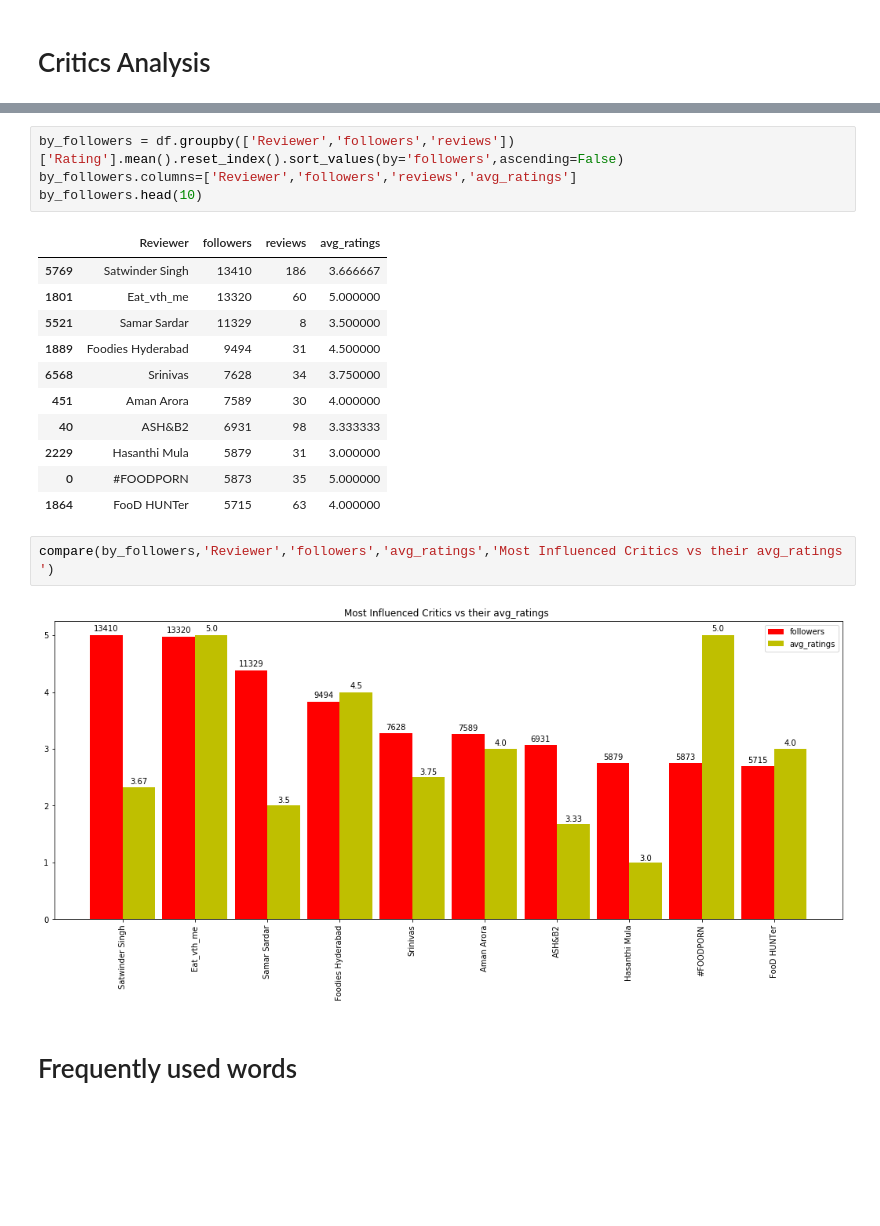
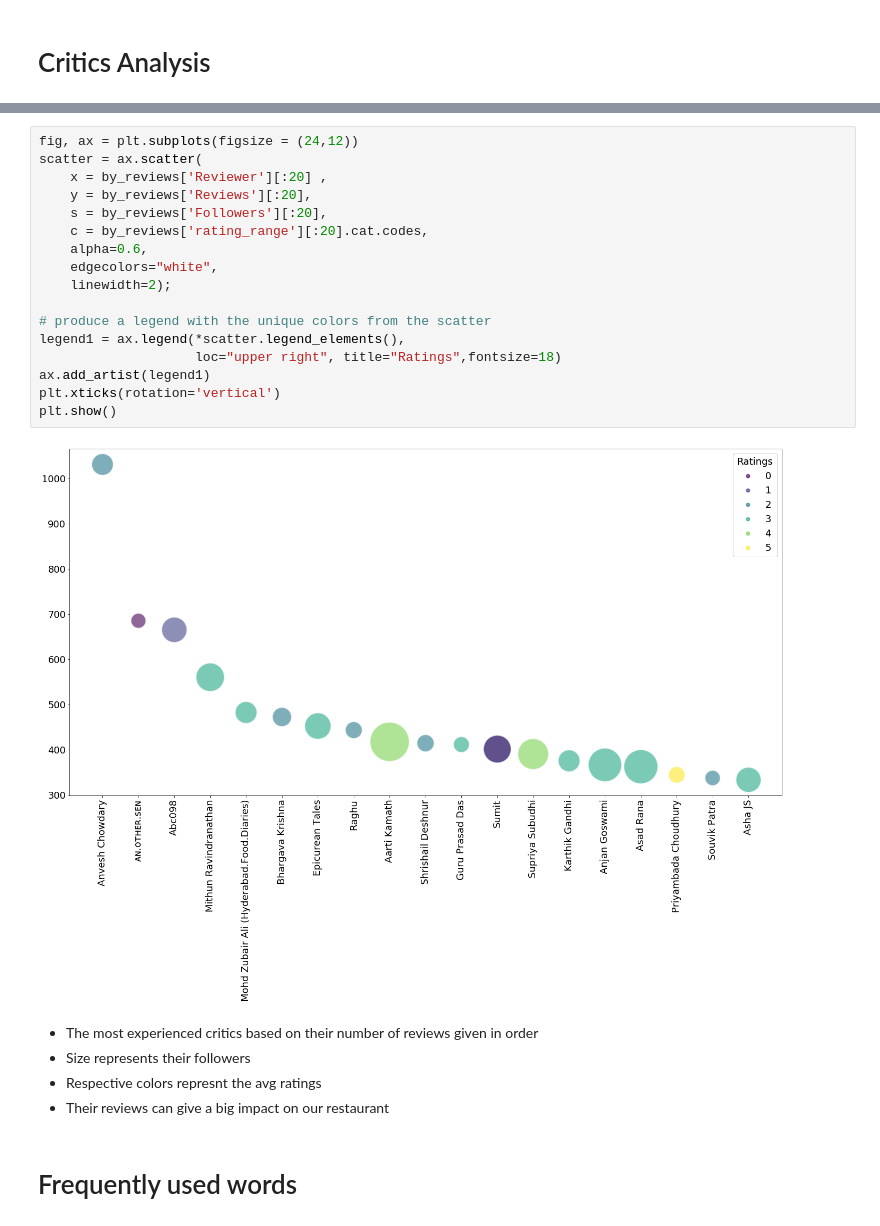
Before and after one commit to bhanuprakash-7/zomato-reviews-clustering-sentimental-analysis, a Jupyter notebook: ZOMATO RESTAURANT CLUSTERING AND SENTIMENT ANALYSIS.ipynb, the cells around one changed output, grey strips where cells are left out. Cells and saved outputs as stored; diff of their text form; blank space fills up the shorter version.

```diff
--- a/ZOMATO RESTAURANT CLUSTERING AND SENTIMENT ANALYSIS.ipynb
+++ b/ZOMATO RESTAURANT CLUSTERING AND SENTIMENT ANALYSIS.ipynb
@@ -443,23 +409,27 @@ compare(by_reviews,'Reviewer','reviews','avg_ratings','Most Experienced Critics
-# %%
-by_followers = df.groupby(['Reviewer','followers','reviews'])['Rating'].mean().reset_index().sort_values(by='followers',ascending=False)
-by_followers.columns=['Reviewer','followers','reviews','avg_ratings']
-by_followers.head(10)
-# %% [output]
-|  | Reviewer | followers | reviews | avg_ratings |
-| 5769 | Satwinder Singh | 13410 | 186 | 3.666667 |
-| 1801 | Eat_vth_me | 13320 | 60 | 5.000000 |
-| 5521 | Samar Sardar | 11329 | 8 | 3.500000 |
-| 1889 | Foodies Hyderabad | 9494 | 31 | 4.500000 |
-| 6568 | Srinivas | 7628 | 34 | 3.750000 |
-| 451 | Aman Arora | 7589 | 30 | 4.000000 |
-| 40 | ASH&B2 | 6931 | 98 | 3.333333 |
-| 2229 | Hasanthi Mula | 5879 | 31 | 3.000000 |
-| 0 | #FOODPORN | 5873 | 35 | 5.000000 |
-| 1864 | FooD HUNTer | 5715 | 63 | 4.000000 |
-# %%
-compare(by_followers,'Reviewer','followers','avg_ratings','Most Influenced Critics vs their avg_ratings ')
-# %% [output]
-[figure, removed]
+# %%
+fig, ax = plt.subplots(figsize = (24,12))
+scatter = ax.scatter(
+    x = by_reviews['Reviewer'][:20] ,
+    y = by_reviews['Reviews'][:20],
+    s = by_reviews['Followers'][:20],
+    c = by_reviews['rating_range'][:20].cat.codes,
+    alpha=0.6,
+    edgecolors="white",
+    linewidth=2);
+
+# produce a legend with the unique colors from the scatter
+legend1 = ax.legend(*scatter.legend_elements(),
+                    loc="upper right", title="Ratings",fontsize=18)
+ax.add_artist(legend1)
+plt.xticks(rotation='vertical')
+plt.show()
+# %% [output]
+[figure, added]
+# %% [markdown]
+* The most experienced critics based on their number of reviews given in order
+* Size represents their followers
+* Respective colors represnt the avg ratings
+* Their reviews can give a big impact on our restaurant
 # %% [markdown]
 # Frequently used words
 # %%
```
Also changed, not shown: parts of 27 cells of this notebook.
